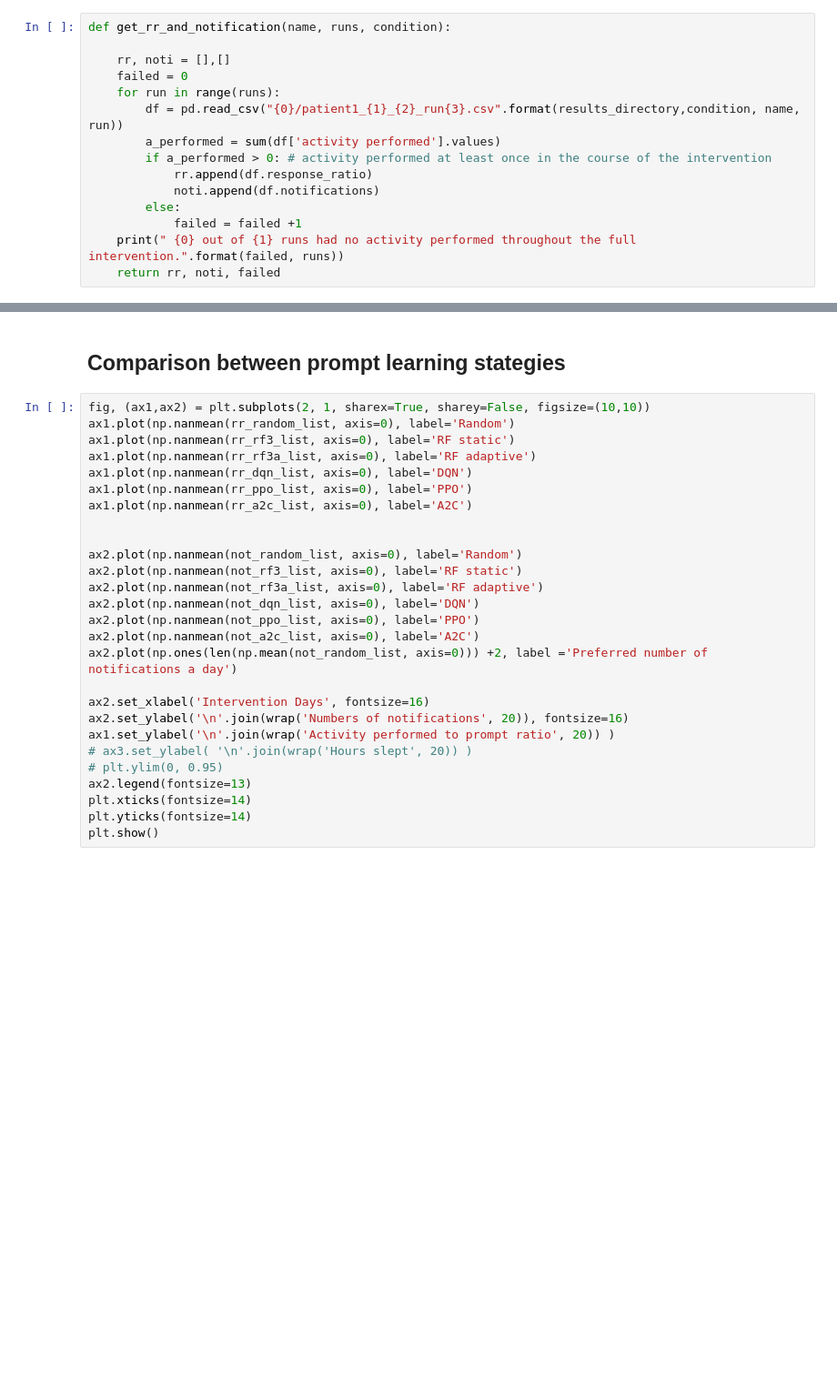
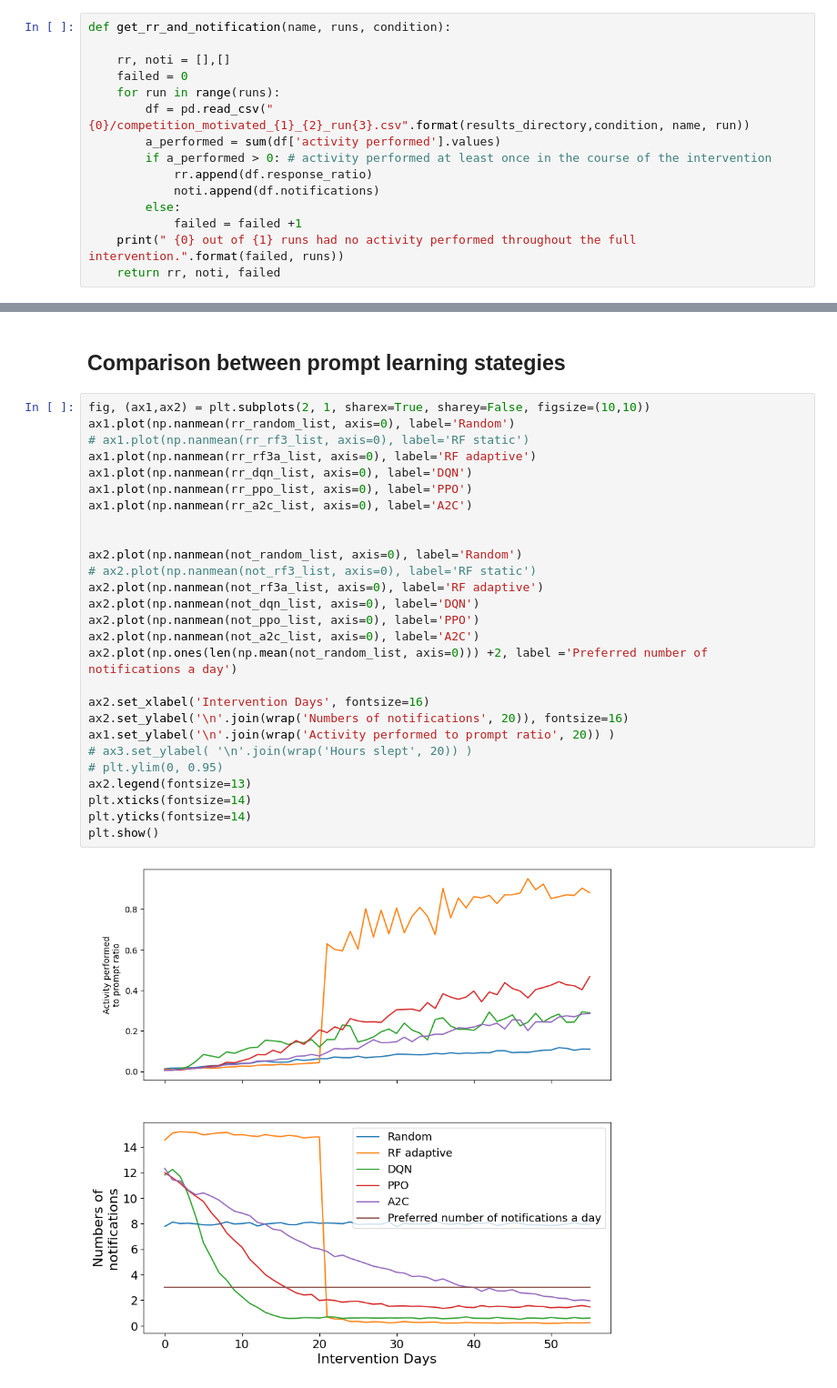
Before and after one commit to Wafellini/aibi-dhi-simulator, a Jupyter notebook: experiments_competition_motivated.ipynb, the cells around one changed output, grey strips where cells are left out. Shown: that part at 91% size. Saved outputs shown, nothing was run; the diff lists cells and outputs as text; blank space fills up the shorter version.

Commit message:
results

```diff
--- a/experiments_competition_motivated.ipynb
+++ b/experiments_competition_motivated.ipynb
@@ -180,7 +180,7 @@ def get_rr_and_notification(name, runs, condition):
     rr, noti = [],[]
     failed = 0
     for run in range(runs):
-        df = pd.read_csv("{0}/patient1_{1}_{2}_run{3}.csv".format(results_directory,condition, name, run))
+        df = pd.read_csv("{0}/competition_motivated_{1}_{2}_run{3}.csv".format(results_directory,condition, name, run))
         a_performed = sum(df['activity performed'].values)
         if a_performed > 0: # activity performed at least once in the course of the intervention
             rr.append(df.response_ratio)
@@ -310,27 +319,29 @@ rr_a2c_list, not_a2c_list, fppo = get_rr_and_notification('a2c', runs, condition
 # %%
 fig, (ax1,ax2) = plt.subplots(2, 1, sharex=True, sharey=False, figsize=(10,10))
 ax1.plot(np.nanmean(rr_random_list, axis=0), label='Random')
-ax1.plot(np.nanmean(rr_rf3_list, axis=0), label='RF static')
+# ax1.plot(np.nanmean(rr_rf3_list, axis=0), label='RF static')
 ax1.plot(np.nanmean(rr_rf3a_list, axis=0), label='RF adaptive')
 ax1.plot(np.nanmean(rr_dqn_list, axis=0), label='DQN')
 ax1.plot(np.nanmean(rr_ppo_list, axis=0), label='PPO')
 ax1.plot(np.nanmean(rr_a2c_list, axis=0), label='A2C')
 
 
 ax2.plot(np.nanmean(not_random_list, axis=0), label='Random')
-ax2.plot(np.nanmean(not_rf3_list, axis=0), label='RF static')
+# ax2.plot(np.nanmean(not_rf3_list, axis=0), label='RF static')
 ax2.plot(np.nanmean(not_rf3a_list, axis=0), label='RF adaptive')
 ax2.plot(np.nanmean(not_dqn_list, axis=0), label='DQN')
 ax2.plot(np.nanmean(not_ppo_list, axis=0), label='PPO')
 ax2.plot(np.nanmean(not_a2c_list, axis=0), label='A2C')
 ax2.plot(np.ones(len(np.mean(not_random_list, axis=0))) +2, label ='Preferred number of notifications a day')
 
 ax2.set_xlabel('Intervention Days', fontsize=16)
 ax2.set_ylabel('\n'.join(wrap('Numbers of notifications', 20)), fontsize=16)
 ax1.set_ylabel('\n'.join(wrap('Activity performed to prompt ratio', 20)) )
 # ax3.set_ylabel( '\n'.join(wrap('Hours slept', 20)) )
 # plt.ylim(0, 0.95)
 ax2.legend(fontsize=13)
 plt.xticks(fontsize=14)
 plt.yticks(fontsize=14)
 plt.show()
+# %% [output]
+[figure, added]
```
Also changed, not shown: parts of 17 cells of this notebook, 5 other files.
